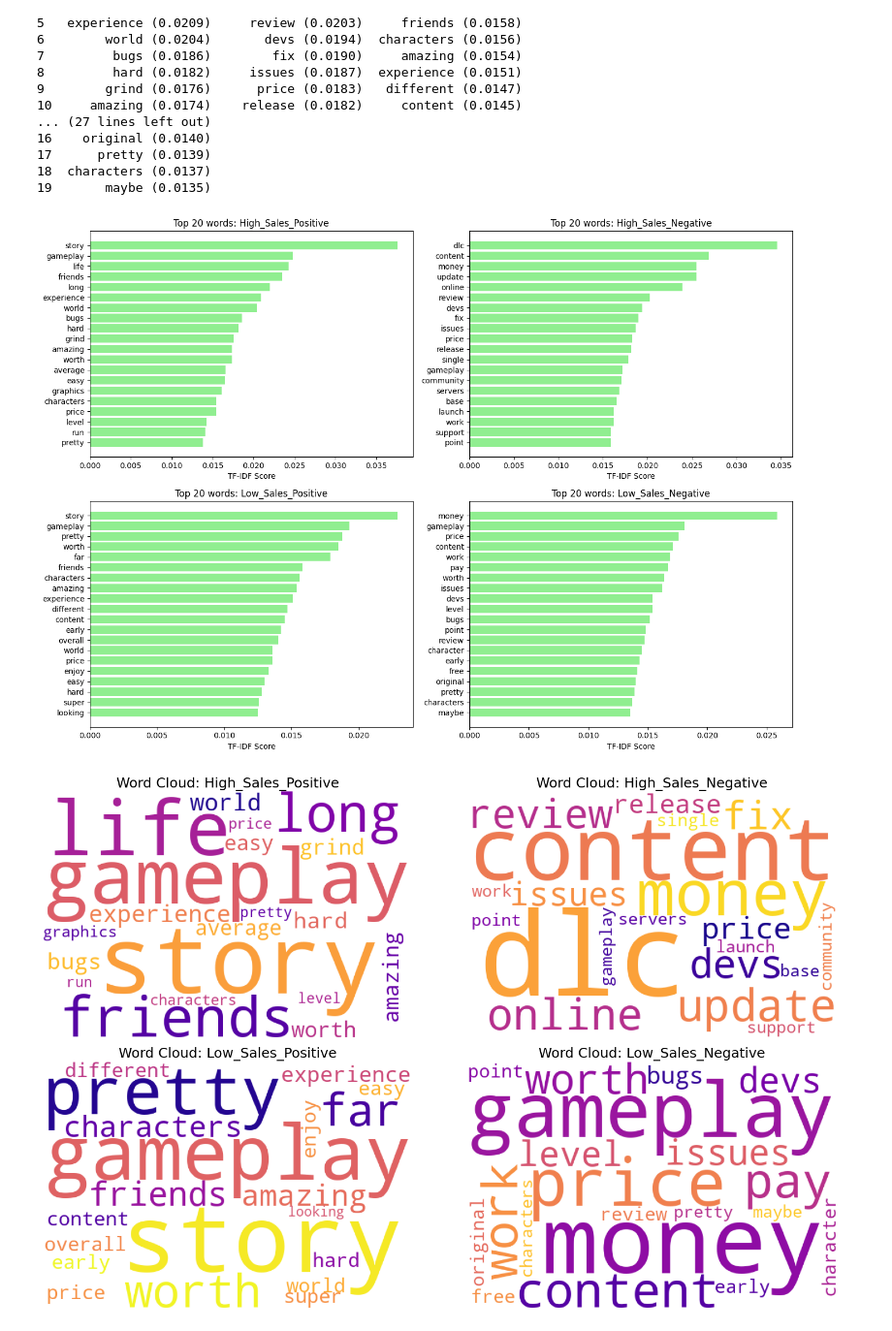
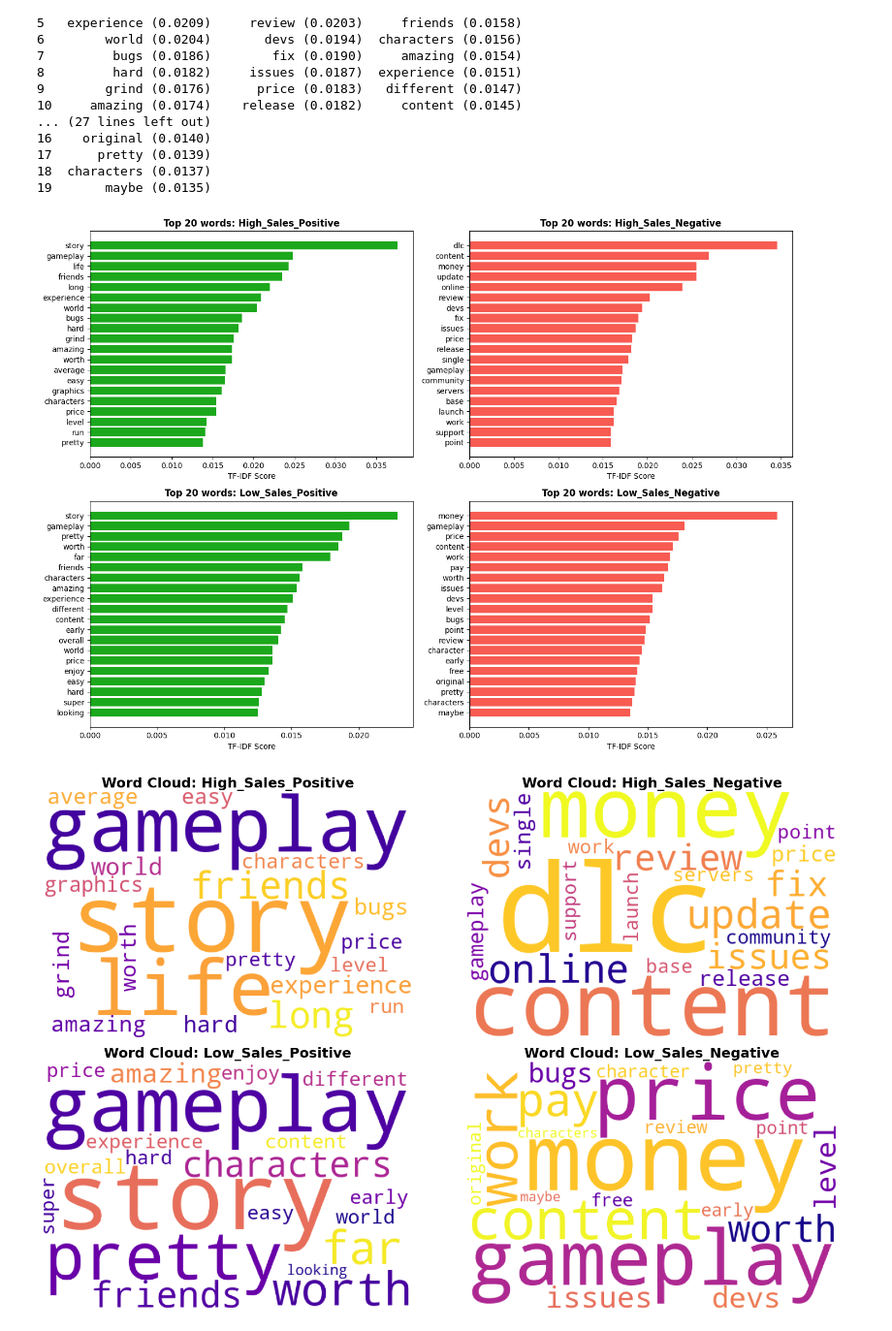
Before and after one commit to Cordieriteee/sta141b-final-project, a Jupyter notebook: Q2.ipynb, the cells around one changed output. Shown at 97% size. Drawn from its saved outputs; the diff is of its cells as text; code cells hidden in the pictures.

```diff
--- a/Q2.ipynb
+++ b/Q2.ipynb
@@ -261,6 +272,7 @@ df_reviews['playtime_forever_hrs'] = df_reviews['playtime_forever'] / 60
 df_reviews['sentiment'] = df_reviews['voted_up'].map({True: 'Positive', False: 'Negative'})
 
 # votes_down already drop because the value is all null
+df_reviews = df_reviews.drop(columns=['votes_down'], errors='ignore')
 
 # remove the old columns
 cols_to_drop = ['voted_up', 'playtime_at_review', 'playtime_forever']
@@ -606,46 +627,49 @@ for i, col in enumerate(cols):
     words = [x.split(' (')[0] for x in df_comparison[col]][::-1] # Reverse for top-down display
     scores = [float(x.split(' (')[1].replace(')', '')) for x in df_comparison[col]][::-1]
 
+    # make positive as green bar and negative as red bar
+    bar_color = "#1ca81c" if 'Positive' in col else "#f75b52"
+
     # Plot the bars horizontally
-    plt.barh(words, scores, color='lightgreen')
-    plt.title(f"Top 20 words: {col}")
+    plt.barh(words, scores, color=bar_color)
+    plt.title(f"Top 20 words: {col}", fontweight='bold')
     plt.xlabel("TF-IDF Score")
 
 # Adjust spacing between charts
 plt.tight_layout()
 plt.show()
 # %% [output]
-[figure, old version]
+[figure, new version]
 # %%
 from wordcloud import WordCloud
 
 # Visualization 2: Create word clouds for each subset, larger words represent more weights
 plt.figure(figsize=(16, 10))
 
 # Iterate through each column to generate 4 word clouds
 for i, col in enumerate(df_comparison.columns):
     # convert "word (0.0123)" into a dictionary, with key is the word, and the value is the score
     # use the value of the words as the cloud size of this word
     word_dict = {}
     for item in df_comparison[col]:
         parts = item.split(' (')
         word = parts[0]
         score = float(parts[1].replace(')', ''))
         word_dict[word] = score
 
     # create WordCloud based on scores (size of the wordcloud)
     wc = WordCloud(width=600, height=400, background_color='white', colormap='plasma').generate_from_frequencies(word_dict)
 
     # 3. Plot in the 2x2 grid
     plt.subplot(2, 2, i+1)
     plt.imshow(wc)
-    plt.title(f"Word Cloud: {col}", fontsize=18)
+    plt.title(f"Word Cloud: {col}", fontsize=18, fontweight='bold')
     plt.axis('off') # Hide axes for more space and clear
 
 plt.tight_layout()
 plt.show()
 # %% [output]
-[figure, old version]
+[figure, new version]
 # %%
 # Apply TF-IDF (with n-grams, Bigrams to see two-word combinations) on four subset of reviews (Unsupervised Feature Extraction/Text Mining)
 
```
Also changed, not shown: parts of 9 cells of this notebook.
